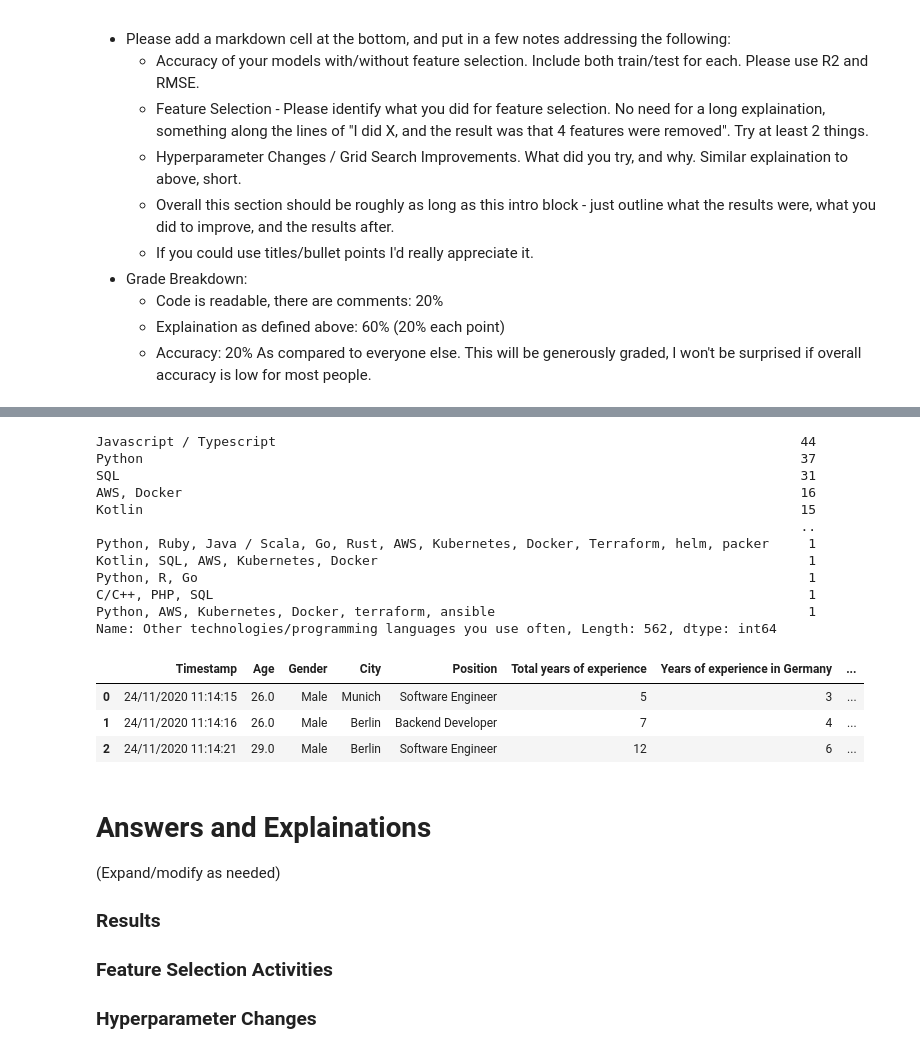
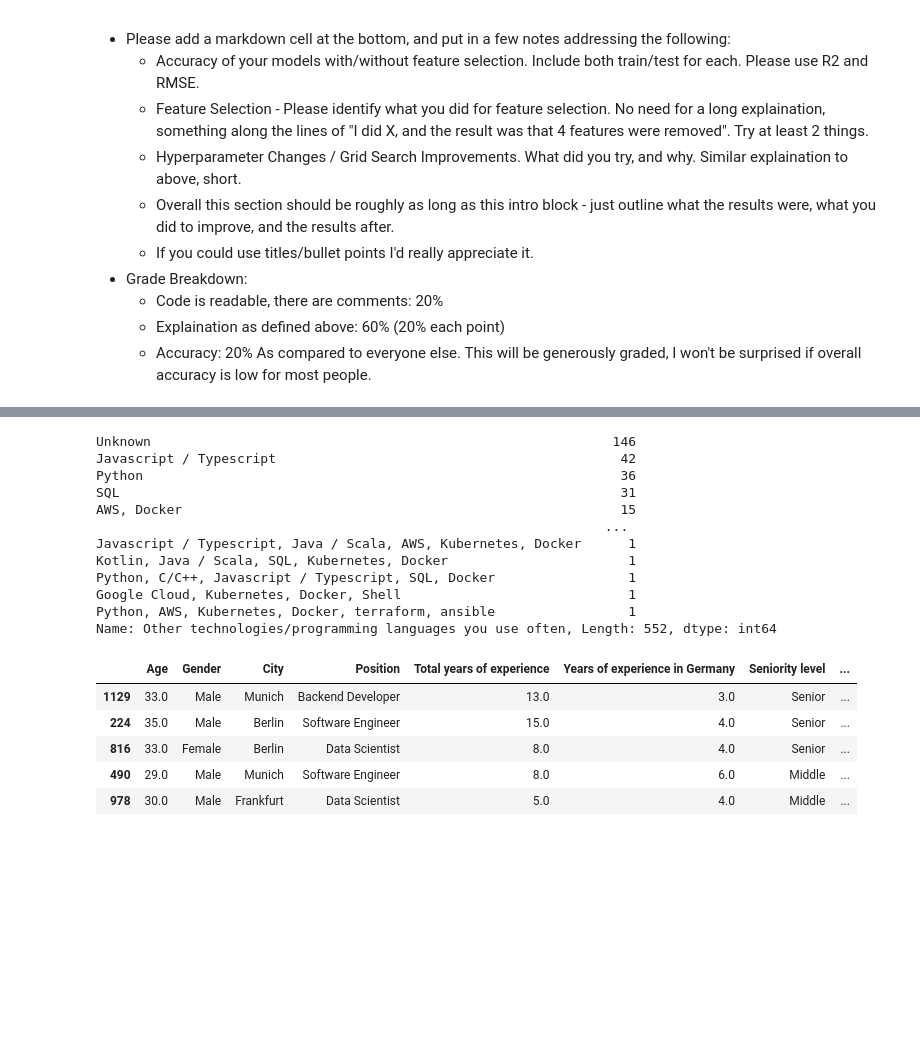
Before and after one commit to twelsah2011/ItML_Asn_2_Students, a Jupyter notebook: assignment_2_start.ipynb, the cells around one changed output, grey strips where cells are left out. Cells and saved outputs as stored; diff of their text form; code cells hidden in the pictures; blank space fills up the shorter version.

```diff
--- a/assignment_2_start.ipynb
+++ b/assignment_2_start.ipynb
@@ -85,0 +328,3 @@ df.sample(5)
+# %%
+df['City'] = replace_low_freq(df, 'City', 5, 'other')
+df['City'].value_counts()
@@ -85,0 +346,16 @@ df.sample(5)
+# %%
+df.rename(columns = {'Position ' : 'Position'}, inplace = True)
+df['Gender'].fillna('Other', inplace = True)
+df['Position'].fillna('unknown', inplace = True)
+df['Total years of experience'].fillna(0, inplace = True)
+df['Company size'].fillna('Unknown', inplace = True)
+df['Company type'].fillna('Unknown', inplace = True)
+
+df['Your main technology / programming language'].fillna('Unknown', inplace = True)
+df['Other technologies/programming languages you use often'].fillna('Unknown', inplace = True)
+
+replace_low_freq(df, 'Company type', 10, 'other')
+df.drop(columns = {'Number of vacation days', 'Employment status', 'Сontract duration'}, inplace = True)
+# %%
+df['Your main technology / programming language'].fillna('Unknown', inplace = True)
+df['Your main technology / programming language'].value_counts()
@@ -86,32 +375,27 @@ df.sample(5)
 # %%
-#df.info()
-df["Other technologies/programming languages you use often"].value_counts()
+df['Other technologies/programming languages you use often'].fillna('Unknown', inplace = True)
+df['Other technologies/programming languages you use often'].value_counts()
 # %% [output]
-Javascript / Typescript                                                                   44
-Python                                                                                    37
-SQL                                                                                       31
-AWS, Docker                                                                               16
-Kotlin                                                                                    15
-                                                                                          ..
-Python, Ruby, Java / Scala, Go, Rust, AWS, Kubernetes, Docker, Terraform, helm, packer     1
-Kotlin, SQL, AWS, Kubernetes, Docker                                                       1
-Python, R, Go                                                                              1
-C/C++, PHP, SQL                                                                            1
-Python, AWS, Kubernetes, Docker, terraform, ansible                                        1
-Name: Other technologies/programming languages you use often, Length: 562, dtype: int64
+Unknown                                                           146
+Javascript / Typescript                                            42
+Python                                                             36
+SQL                                                                31
+AWS, Docker                                                        15
+                                                                 ...
+Javascript / Typescript, Java / Scala, AWS, Kubernetes, Docker      1
+Kotlin, Java / Scala, SQL, Kubernetes, Docker                       1
+Python, C/C++, Javascript / Typescript, SQL, Docker                 1
+Google Cloud, Kubernetes, Docker, Shell                             1
+Python, AWS, Kubernetes, Docker, terraform, ansible                 1
+Name: Other technologies/programming languages you use often, Length: 552, dtype: int64
-# %%
-df.head(3)
-# %% [output]
-|  | Timestamp | Age | Gender | City | Position | Total years of experience | Years of experience in Germany | ... |
-| 0 | 24/11/2020 11:14:15 | 26.0 | Male | Munich | Software Engineer | 5 | 3 | ... |
-| 1 | 24/11/2020 11:14:16 | 26.0 | Male | Berlin | Backend Developer | 7 | 4 | ... |
-| 2 | 24/11/2020 11:14:21 | 29.0 | Male | Berlin | Software Engineer | 12 | 6 | ... |
-# %% [markdown]
-# Answers and Explainations
-(Expand/modify as needed)
-
-### Results
-
-### Feature Selection Activities
-
-### Hyperparameter Changes
+# %%
+df['programming language'] = df['Your main technology / programming language'] + ',' + df['Other technologies/programming languages you use often']
+df.drop(columns={'Your main technology / programming language', 'Other technologies/programming languages you use often'}, inplace = True)
+df.sample(5)
+# %% [output]
+|  | Age | Gender | City | Position | Total years of experience | Years of experience in Germany | Seniority level | ... |
+| 1129 | 33.0 | Male | Munich | Backend Developer | 13.0 | 3.0 | Senior | ... |
+| 224 | 35.0 | Male | Berlin | Software Engineer | 15.0 | 4.0 | Senior | ... |
+| 816 | 33.0 | Female | Berlin | Data Scientist | 8.0 | 4.0 | Senior | ... |
+| 490 | 29.0 | Male | Munich | Software Engineer | 8.0 | 6.0 | Middle | ... |
+| 978 | 30.0 | Male | Frankfurt | Data Scientist | 5.0 | 4.0 | Middle | ... |
```
Also changed, not shown: parts of 56 cells of this notebook, 1 other file.
